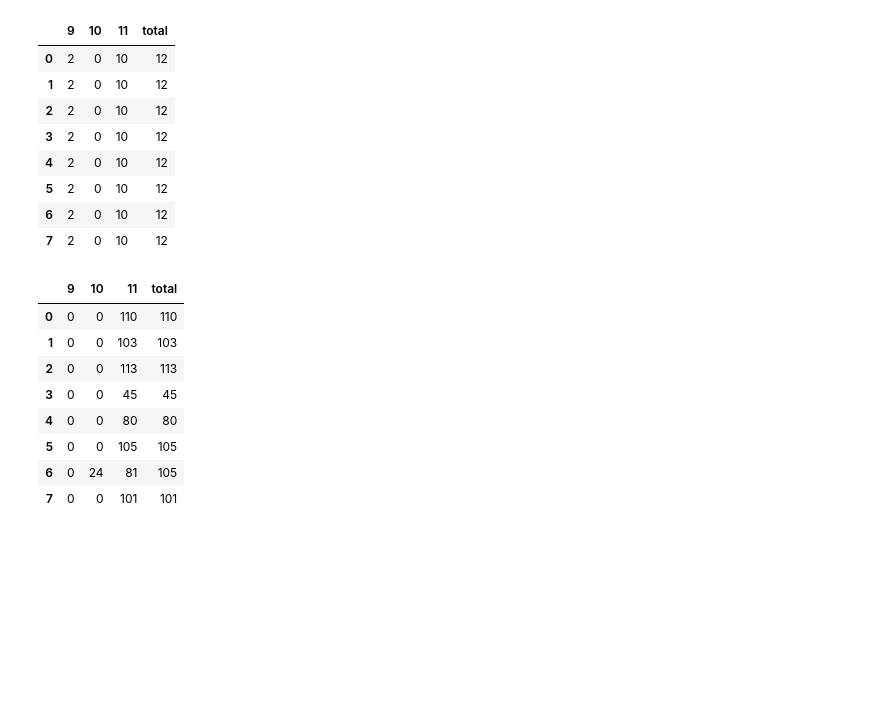
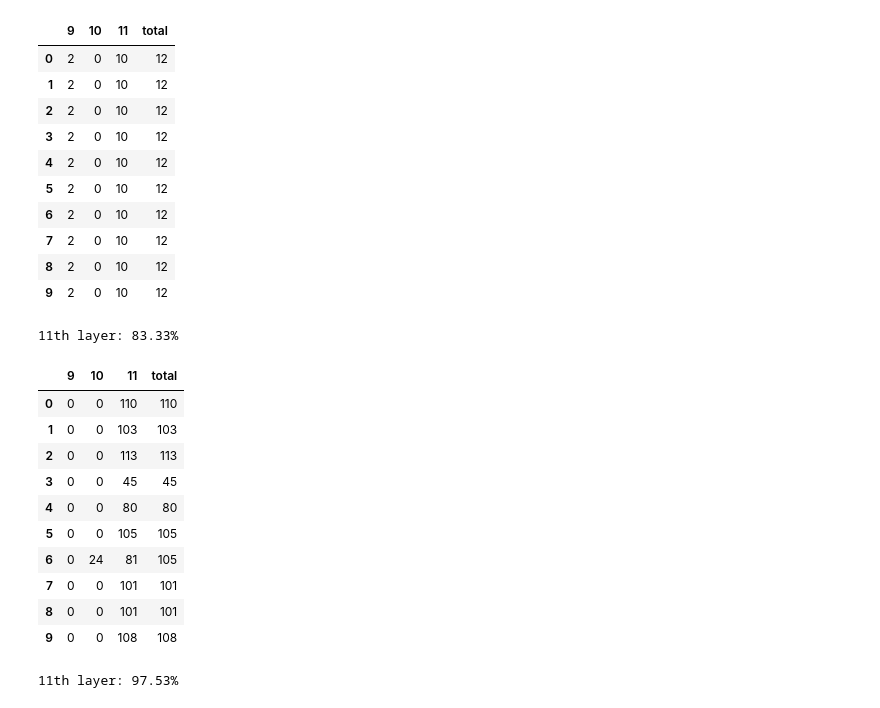
Before and after one commit to posl/RepTran-replication, a Jupyter notebook: playgrounds/analyze_kn.ipynb, the cells around one changed output. Saved outputs shown, nothing was run; the diff lists cells and outputs as text; code cells hidden in the pictures; blank space fills up the shorter version.

```diff
--- a/playgrounds/analyze_kn.ipynb
+++ b/playgrounds/analyze_kn.ipynb
@@ -15,32 +10,40 @@ import matplotlib.pyplot as plt
 import seaborn as sns
 import pandas as pd
 sns.set_style("ticks")
+# %%
+ds_name = "c10"
+num_labels = 10
 # %%
 kn_dir = os.path.join(getattr(ViTExperiment, ds_name).OUTPUT_DIR, "neuron_scores")
 for method in ["base", "ig_list"]:
     cnt = []
-    for tgt_label in range(8):
+    for tgt_label in range(num_labels):
         kn_path = os.path.join(kn_dir, f"{method}_l9tol12_{tgt_label}.json")
         json_data = json.load(open(kn_path, "r"))
         cnt.append(json_data["num_kn_per_layer"])
     cnt = np.array(cnt)
     df = pd.DataFrame([])
     for dic in cnt:
         dic["total"] = sum(dic.values())
         df = df.append(dic, ignore_index=True)
     # dfのデータ型を整数にする
     df = df.astype(int)
     display(df)
+    # 11層めの合計 / total列の合計 を%表示
+    print(f"11th layer: {df['11'].sum() / df['total'].sum() * 100:.2f}%")
 # %% [output]
 |  | 9 | 10 | 11 | total |
 | 0 | 2 | 0 | 10 | 12 |
 | 1 | 2 | 0 | 10 | 12 |
 | 2 | 2 | 0 | 10 | 12 |
 | 3 | 2 | 0 | 10 | 12 |
 | 4 | 2 | 0 | 10 | 12 |
 | 5 | 2 | 0 | 10 | 12 |
 | 6 | 2 | 0 | 10 | 12 |
 | 7 | 2 | 0 | 10 | 12 |
+| 8 | 2 | 0 | 10 | 12 |
+| 9 | 2 | 0 | 10 | 12 |
+11th layer: 83.33%
 |  | 9 | 10 | 11 | total |
 | 0 | 0 | 0 | 110 | 110 |
 | 1 | 0 | 0 | 103 | 103 |
@@ -50,3 +53,6 @@ for method in ["base", "ig_list"]:
 | 5 | 0 | 0 | 105 | 105 |
 | 6 | 0 | 24 | 81 | 105 |
 | 7 | 0 | 0 | 101 | 101 |
+| 8 | 0 | 0 | 101 | 101 |
+| 9 | 0 | 0 | 108 | 108 |
+11th layer: 97.53%
```
Also changed, not shown: parts of 5 cells of this notebook, 4 other files.
